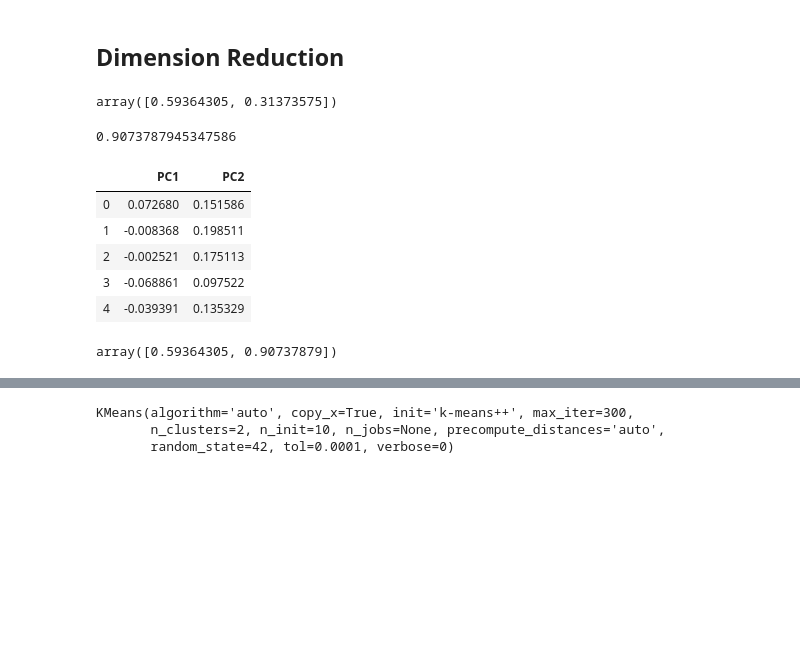
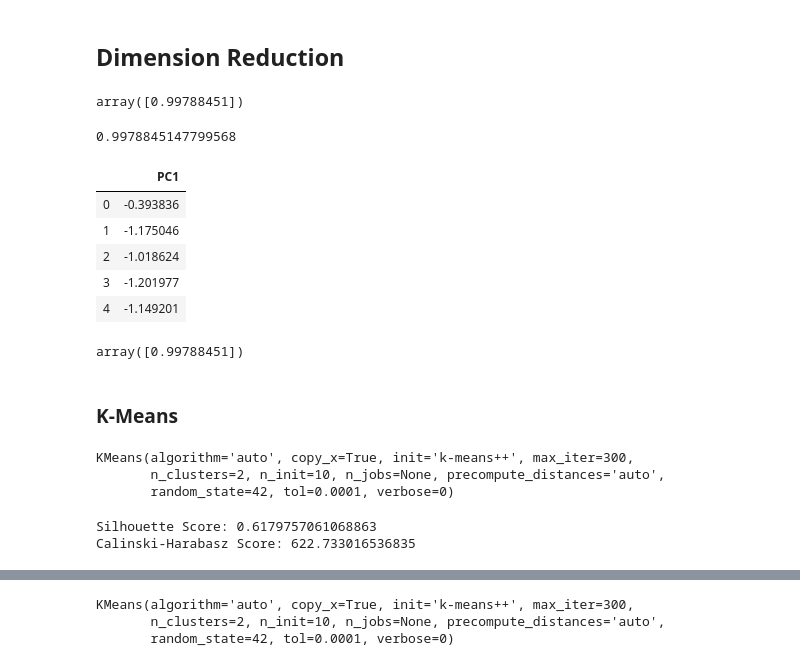
Before and after one commit to songyingho/atptour_analysis, a Jupyter notebook: clustering/clustering.ipynb, the cells around one changed output, grey strips where cells are left out. Saved outputs shown, nothing was run; the diff lists cells and outputs as text; code cells hidden in the pictures; blank space fills up the shorter version.

```diff
--- a/clustering/clustering.ipynb
+++ b/clustering/clustering.ipynb
@@ -46,7 +52,7 @@ return_points_won_perc                 0
 dtype: int64
 # %%
 # Convert all percentages into 0.xx
-for i in df.columns[2:]:
+for i in df.columns[4:]:
     df[i] = df[i].map(lambda x: x/100)
 # %% [markdown]
 ## Scaling Functions
@@ -410,0 +461,3 @@ Calinski-Harabasz Score: 419.16083398919454
+# %%
+hc_test1 = AgglomerativeClustering(n_clusters = 2, affinity = 'euclidean', linkage ='ward')
+hc_test1.fit(df_test2)
@@ -410,0 +482,2 @@ Calinski-Harabasz Score: 419.16083398919454
+# %%
+df_test2['group'] = list(hc_test1.fit_predict(df_test2))
@@ -464,27 +546,44 @@ corr.style.background_gradient(cmap='coolwarm')
 # %% [markdown]
 ## Dimension Reduction
 # %%
-pca = PCA(n_components = 2)
-transformed = pca.fit_transform(df)
+pca = PCA(n_components = 1)
+transformed = pca.fit_transform(df_test2)
 # %%
 pca.explained_variance_ratio_
 # %% [output]
-array([0.59364305, 0.31373575])
+array([0.99788451])
 # %%
 pca.explained_variance_ratio_.sum()
 # %% [output]
-0.9073787945347586
+0.9978845147799568
 # %%
-pca_df = pd.DataFrame(transformed, columns = ['PC1', 'PC2'])
+pca_df = pd.DataFrame(transformed, columns = ['PC1'])
 pca_df.head()
 # %% [output]
-|  | PC1 | PC2 |
-| 0 | 0.072680 | 0.151586 |
-| 1 | -0.008368 | 0.198511 |
-| 2 | -0.002521 | 0.175113 |
-| 3 | -0.068861 | 0.097522 |
-| 4 | -0.039391 | 0.135329 |
+|  | PC1 |
+| 0 | -0.393836 |
+| 1 | -1.175046 |
+| 2 | -1.018624 |
+| 3 | -1.201977 |
+| 4 | -1.149201 |
 # %%
 np.cumsum(pca.explained_variance_ratio_)
 # %% [output]
-array([0.59364305, 0.90737879])
+array([0.99788451])
+# %% [markdown]
+### K-Means
+# %%
+k_means10 = KMeans(n_clusters=2, random_state = 42)
+k_means10.fit(pca_df)
+# %% [output]
+KMeans(algorithm='auto', copy_x=True, init='k-means++', max_iter=300,
+       n_clusters=2, n_init=10, n_jobs=None, precompute_distances='auto',
+       random_state=42, tol=0.0001, verbose=0)
+# %%
+labels10 = k_means10.labels_
+
+print(f"Silhouette Score: {metrics.silhouette_score(pca_df, labels10, metric='euclidean')}")
+print(f"Calinski-Harabasz Score: {metrics.calinski_harabasz_score(pca_df, labels10)}")
+# %% [output]
+Silhouette Score: 0.6179757061068863
+Calinski-Harabasz Score: 622.733016536835
```
Also changed, not shown: parts of 54 cells of this notebook, 11 other files.
